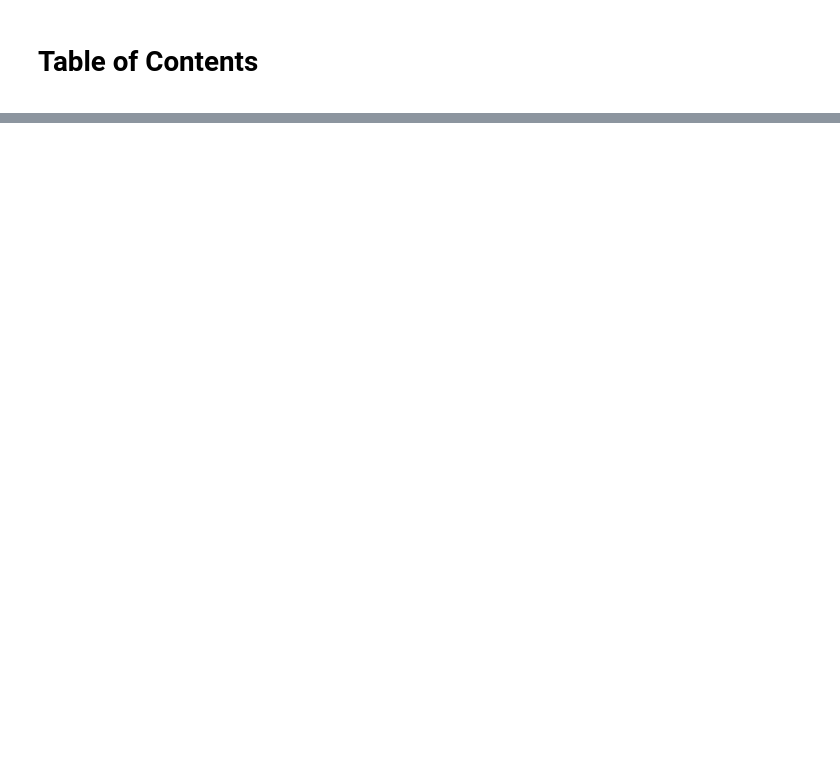
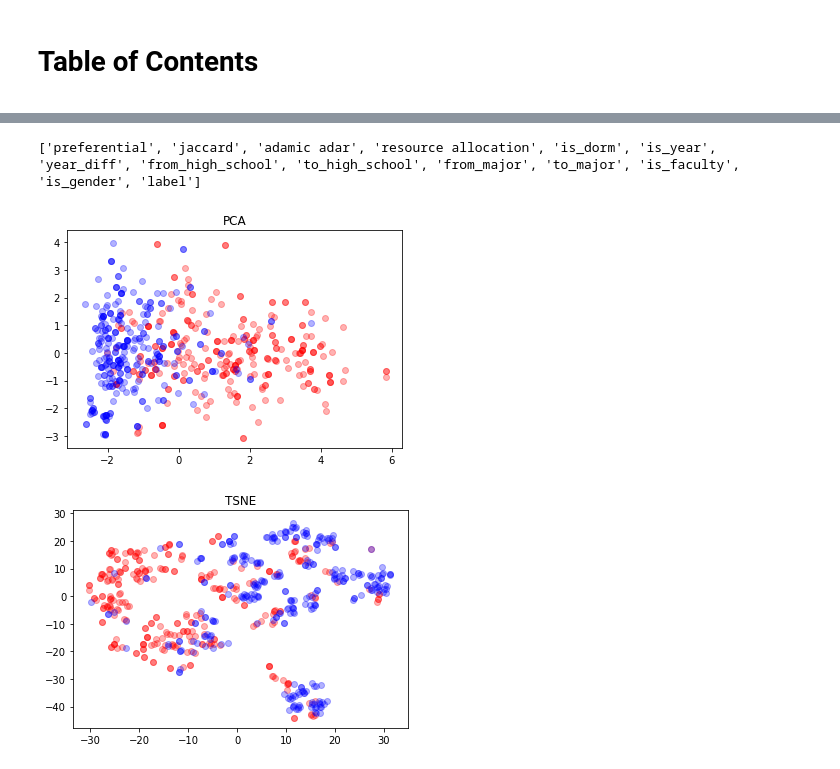
Before and after one commit to timpostuvan/link-prediction-facebook100, a Jupyter notebook: Feature Analysis.ipynb, the cells around one changed output, grey strips where cells are left out. Cells and saved outputs as stored; diff of their text form; code cells hidden in the pictures; blank space fills up the shorter version.

```diff
--- a/Feature Analysis.ipynb
+++ b/Feature Analysis.ipynb
@@ -124,0 +25,2 @@ np.mean([])
+# %%
+dim = 32
@@ -124,0 +37,11 @@ np.mean([])
+# %%
+node2vec = Node2Vec(G, dimensions=dim, walk_length=50, num_walks=150, workers=5)  # Use temp_folder for big graphs
+# Embed nodes
+model = node2vec.fit()  # Any keywords acceptable by gensim.Word2Vec can be passed, `diemnsions` and `workers` are automatically passed (from the Node2Vec constructor)
+edges_embs = HadamardEmbedder(keyed_vectors=model.wv)
+for index, row in raw_data.iterrows():
+    v = edges_embs[(str(int(row['from_id'])),str(int(row['to_id'])))]
+    res = dict(('d'+ str(i),el) for i,el in enumerate(v))
+    n2v_df = n2v_df.append(res,ignore_index=True)
+label =top_data['label']
+emb_data = pd.concat([top_data.drop(columns=['label']),n2v_df,label],axis=1)
@@ -124,0 +100,35 @@ np.mean([])
+# %%
+def feature_red(df, columns, ind):
+    # RANDOM SAMPLING
+    df = df.loc[ind,:]
+    X = df[list(columns)[:-1]]
+    y = df['label']
+    print(columns)
+    sc = StandardScaler()
+
+    # Fit the scaler to the features and transform
+    X_std = sc.fit_transform(X.values)
+    X_pca = decomposition.PCA(n_components=2).fit_transform(X_std)
+    X_tsne = TSNE(n_components=2).fit_transform(X_std)
+
+    X_true_pca = X_pca[np.where(y == 1)]
+    X_false_pca = X_pca[np.where(y==0)]
+    X_true_tsne = X_tsne[np.where(y == 1)]
+    X_false_tsne = X_tsne[np.where(y==0)]
+
+    plt.title('PCA' )
+    plt.scatter(*X_true_pca.T,color='red',alpha=0.3)
+    plt.scatter(*X_false_pca.T,color='blue',alpha=0.3)
+    plt.show()
+    plt.title('TSNE')
+    plt.scatter(*X_true_tsne.T,color='red',alpha=0.3)
+    plt.scatter(*X_false_tsne.T,color='blue',alpha=0.3)
+    plt.show()
+# %%
+ indices = np.random.choice(n2v_df.shape[0],size=600)
+# %%
+feature_red(top_data,list(top_data.columns),ind =  indices )
+# %% [output]
+['preferential', 'jaccard', 'adamic adar', 'resource allocation', 'is_dorm', 'is_year', 'year_diff', 'from_high_school', 'to_high_school', 'from_major', 'to_major', 'is_faculty', 'is_gender', 'label']
+[figure, added]
+[figure, added]
```
Also changed, not shown: parts of 39 cells of this notebook, 11 other files.
